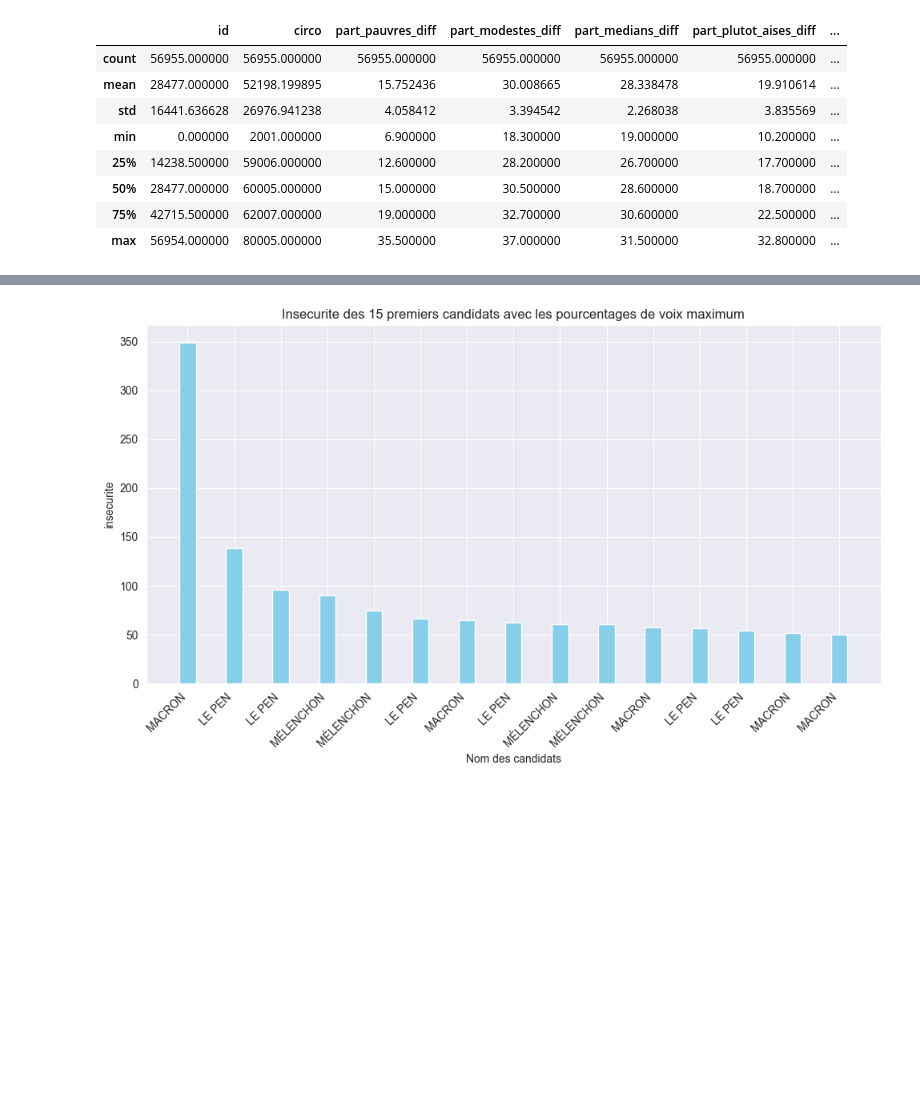
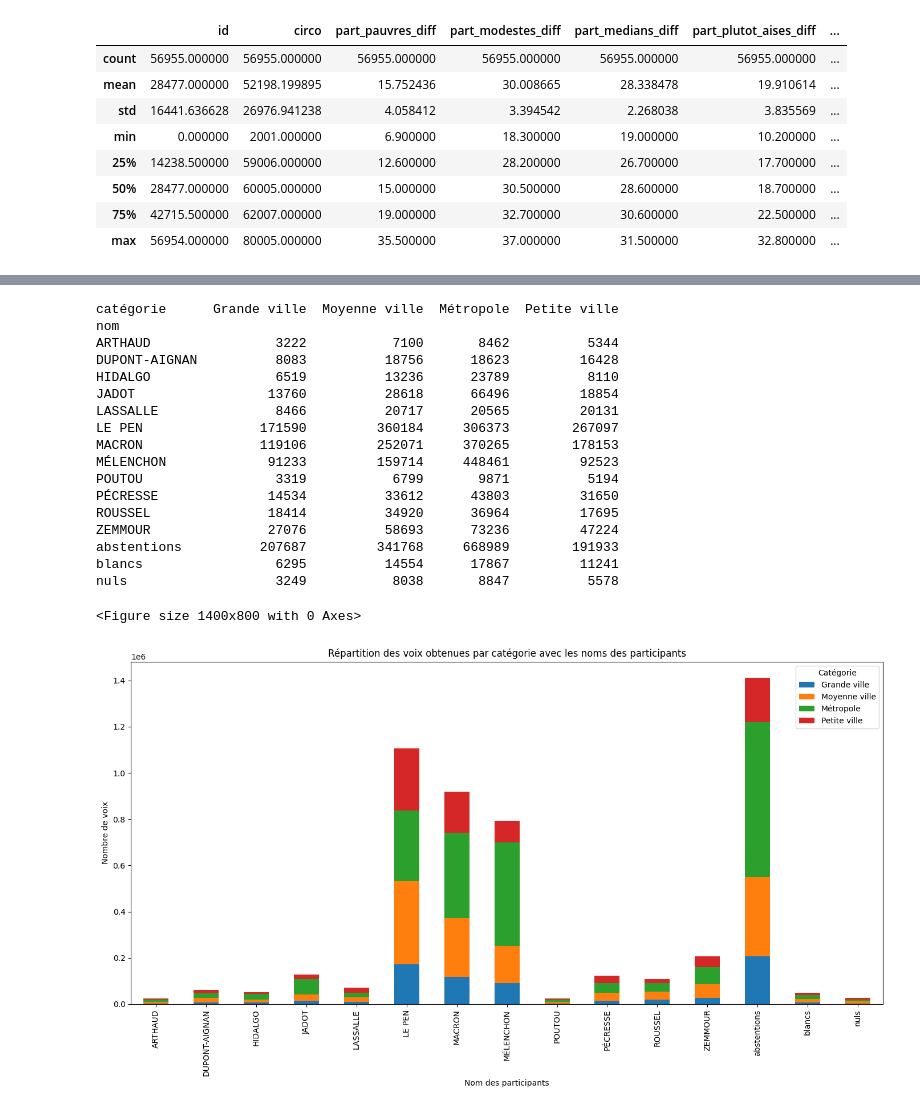
Before and after one commit to Piett-rm/MSPR-Analyse-de-donnees, a Jupyter notebook: data_vis.ipynb, the cells around one changed output, grey strips where cells are left out. Saved outputs shown, nothing was run; the diff lists cells and outputs as text; code cells hidden in the pictures; blank space fills up the shorter version.

```diff
--- a/data_vis.ipynb
+++ b/data_vis.ipynb
@@ -332,26 +90,40 @@ plt.show()
-# %%
-# Filtrer les noms contenant "abstention"
-df_filtre = df[~df['nom'].str.contains("abstention", case=False)]
-df_filtre = df_filtre[~df_filtre['catégorie'].str.contains("Métropole |Grande ville", case=False)]
-#
-indice_max_par_circo = df_filtre.groupby('libelle_commune')['pourcentage_voix'].idxmax()
-#
-pourcentage_max_par_ville = df_filtre.loc[indice_max_par_circo, ['circo', 'nom', 'pourcentage_voix', 'insecurite']]
-
-top_15 = pourcentage_max_par_ville.sort_values(by='insecurite', ascending=False).head(15)
-plt.figure(figsize=(10, 6))
-
-bar_width = 0.35
-indices = np.arange(len(top_15))
-
-plt.bar(indices, top_15['insecurite'], bar_width, color='skyblue', label='insecurite')
-
-plt.xlabel('Nom des candidats')
-plt.ylabel('insecurite')
-plt.title('Insecurite des 15 premiers candidats avec les pourcentages de voix maximum')
-plt.xticks(indices, top_15['nom'], rotation=45, ha='right')
-plt.tight_layout()
-
-plt.show()
-# %% [output]
-[figure, removed]
+# %%
+# Préparer les données pour la visualisation
+pivot_data = df.pivot_table(index='nom', columns='catégorie', values='voix', aggfunc='sum').fillna(0)
+print(pivot_data)
+# Créer une figure et un axe
+plt.figure(figsize=(14, 8))
+
+# Tracer le graphique en barres empilées
+pivot_data.plot(kind='bar', stacked=True, figsize=(14, 8))
+
+# Ajouter des titres et des labels
+plt.title('Répartition des voix obtenues par catégorie avec les noms des participants')
+plt.xlabel('Nom des participants')
+plt.ylabel('Nombre de voix')
+plt.xticks(rotation=90)
+plt.legend(title='Catégorie')
+
+# Afficher le graphique
+plt.tight_layout()
+plt.show()
+# %% [output]
+catégorie      Grande ville  Moyenne ville  Métropole  Petite ville
+nom
+ARTHAUD                3222           7100       8462          5344
+DUPONT-AIGNAN          8083          18756      18623         16428
+HIDALGO                6519          13236      23789          8110
+JADOT                 13760          28618      66496         18854
+LASSALLE               8466          20717      20565         20131
+LE PEN               171590         360184     306373        267097
+MACRON               119106         252071     370265        178153
+MÉLENCHON             91233         159714     448461         92523
+POUTOU                 3319           6799       9871          5194
+PÉCRESSE              14534          33612      43803         31650
+ROUSSEL               18414          34920      36964         17695
+ZEMMOUR               27076          58693      73236         47224
+abstentions          207687         341768     668989        191933
+blancs                 6295          14554      17867         11241
+nuls                   3249           8038       8847          5578
+<Figure size 1400x800 with 0 Axes>
+[figure, added]
```
Also changed, not shown: parts of 16 cells of this notebook, 1 other file.
